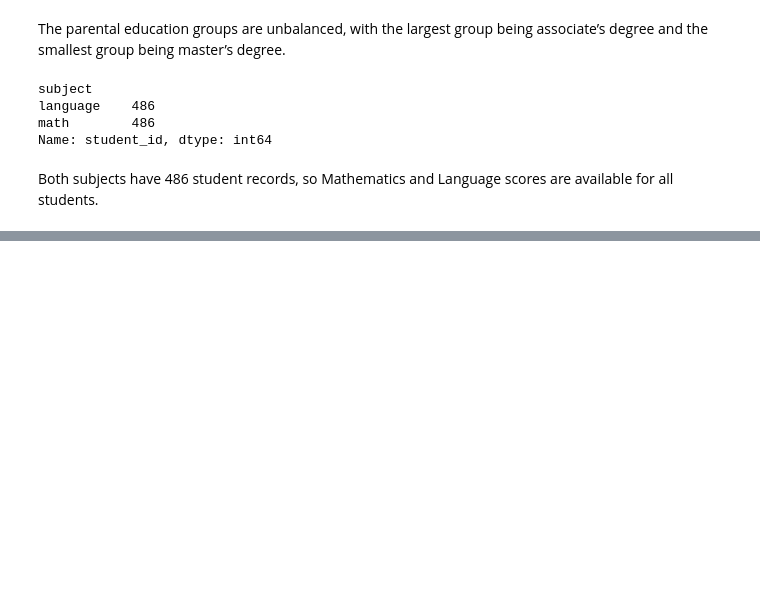
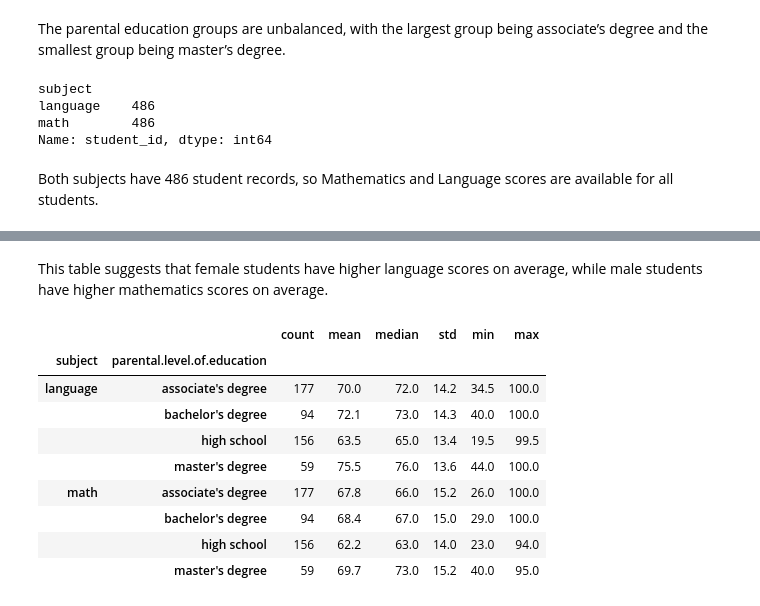
Before and after one commit to berkaygirgin/hypothesis-testing-student-performance, a Jupyter notebook: notebooks/hypothesis-testing-student-performance.ipynb, the cells around one changed output, grey strips where cells are left out. Cells and saved outputs as stored; diff of their text form; code cells hidden in the pictures; blank space fills up the shorter version.

```diff
--- a/notebooks/hypothesis-testing-student-performance.ipynb
+++ b/notebooks/hypothesis-testing-student-performance.ipynb
@@ -101,0 +122,15 @@ Both subjects have 486 student records, so Mathematics and Language scores are a
+# %% [markdown]
+This table suggests that female students have higher language scores on average, while male students have higher mathematics scores on average.
+# %%
+df.groupby(["subject","parental.level.of.education"])["score"].agg(["count", "mean", "median", "std", "min", "max"]).round(1)
+# %% [output]
+|  |  | count | mean | median | std | min | max |
+| subject | parental.level.of.education |  |  |  |  |  |  |
+| language | associate's degree | 177 | 70.0 | 72.0 | 14.2 | 34.5 | 100.0 |
+|  | bachelor's degree | 94 | 72.1 | 73.0 | 14.3 | 40.0 | 100.0 |
+|  | high school | 156 | 63.5 | 65.0 | 13.4 | 19.5 | 99.5 |
+|  | master's degree | 59 | 75.5 | 76.0 | 13.6 | 44.0 | 100.0 |
+| math | associate's degree | 177 | 67.8 | 66.0 | 15.2 | 26.0 | 100.0 |
+|  | bachelor's degree | 94 | 68.4 | 67.0 | 15.0 | 29.0 | 100.0 |
+|  | high school | 156 | 62.2 | 63.0 | 14.0 | 23.0 | 94.0 |
+|  | master's degree | 59 | 69.7 | 73.0 | 15.2 | 40.0 | 95.0 |
```
Also changed, not shown: parts of 9 cells of this notebook.
